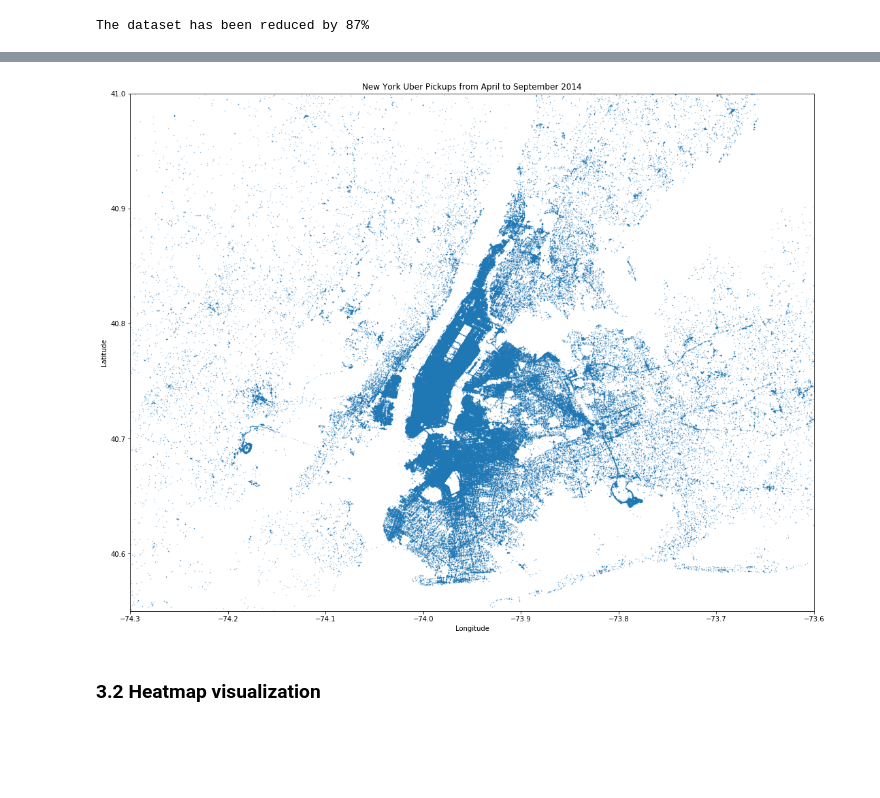
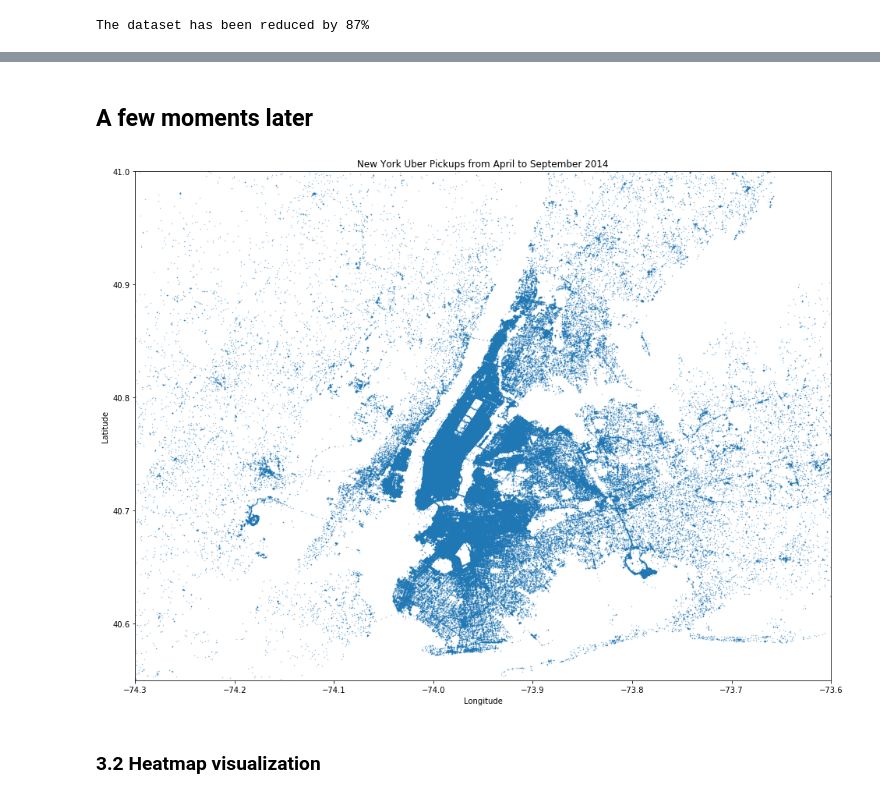
Before and after one commit to BrahimMebrek/Uber_Data_Analysis, a Jupyter notebook: Uber_Data_Analysis_Heatmaps_Spatial_Visualization.ipynb, the cells around one changed output, grey strips where cells are left out. Cells and saved outputs as stored; diff of their text form; code cells hidden in the pictures; blank space fills up the shorter version.

```diff
--- a/Uber_Data_Analysis_Heatmaps_Spatial_Visualization.ipynb
+++ b/Uber_Data_Analysis_Heatmaps_Spatial_Visualization.ipynb
@@ -272,5 +278,5 @@ print('The dataset has been reduced by {}%'.format(ratio_reduction))
 The dataset has been reduced by 87%
 # %%
 #Extracting the Longitude and Latitude of each pickup in our reduced dataset
-Longitudes_reduced = df_reduced['Lon'].values
-Latitudes_reduced  = df_reduced['Lat'].values
+Longitudes_reduced = df_reduced['Lon']
+Latitudes_reduced  = df_reduced['Lat']
@@ -277,19 +327,23 @@ Latitudes_reduced  = df_reduced['Lat'].values
+# %% [markdown]
+## A few moments later
 # %%
-plt.figure(figsize=(18, 14))
+%matplotlib inline
+
+plt.figure(figsize=(16, 12))
 
 plt.plot(Longitudes_reduced, Latitudes_reduced, '.', ms=.8, alpha=.5)
 
 plt.ylim(top=top, bottom=bottom)
 plt.xlim(left=left, right=right)
 
 
 plt.xlabel('Longitude')
 plt.ylabel('Latitude')
 plt.title('New York Uber Pickups from April to September 2014')
 
 plt.show()
 # %% [output]
-[figure, old version]
+[figure, new version]
 # %% [markdown]
 ### 3.2 Heatmap visualization
 # %% [markdown]
```
Also changed, not shown: parts of 5 cells of this notebook.
